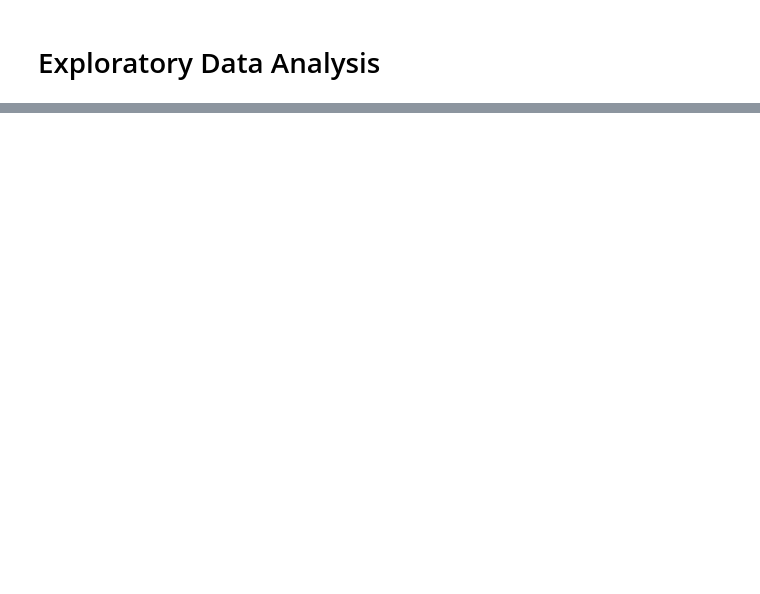
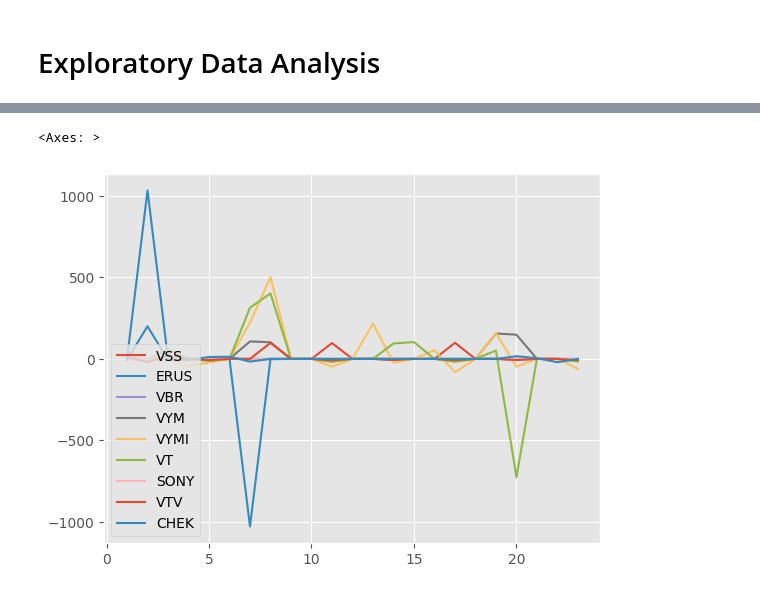
Before and after one commit to vincenzojrs/MrRipStrategyAnalysis, a Jupyter notebook: main.ipynb, the cells around one changed output, grey strips where cells are left out. Saved outputs shown, nothing was run; the diff lists cells and outputs as text; code cells hidden in the pictures; blank space fills up the shorter version.

```diff
--- a/main.ipynb
+++ b/main.ipynb
@@ -302,0 +326,6 @@ correlation.correlations
+# %%
+amount_data = amount_data.to_pandas().dropna()
+amount_data.plot()
+# %% [output]
+<Axes: >
+[figure, added]
```
Also changed, not shown: parts of 11 cells of this notebook, 2 other files.
